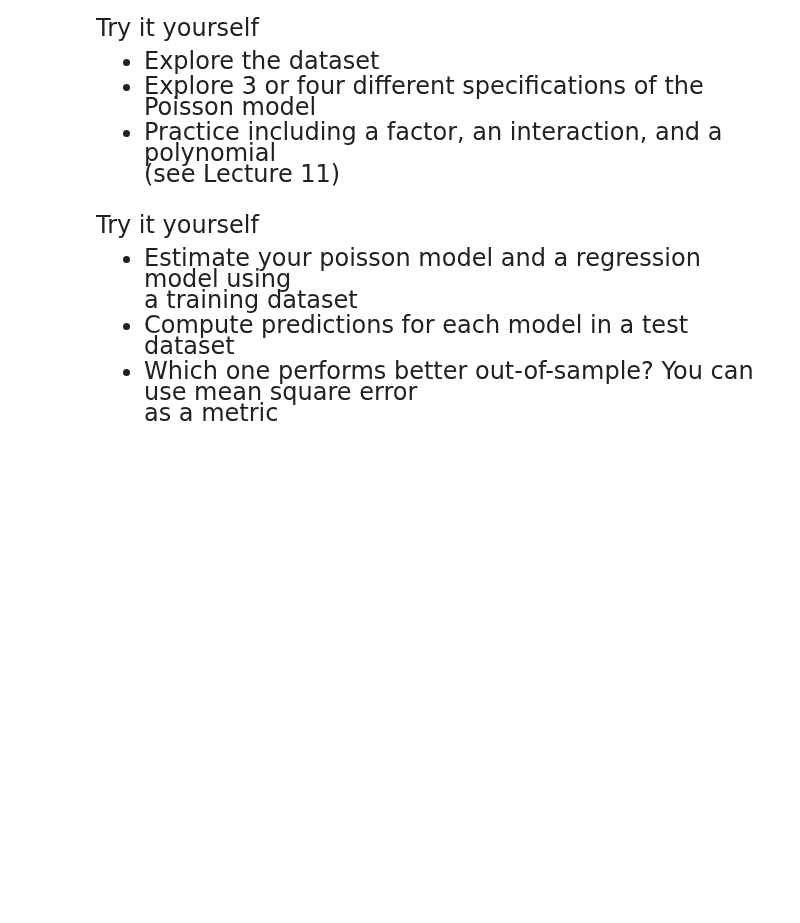
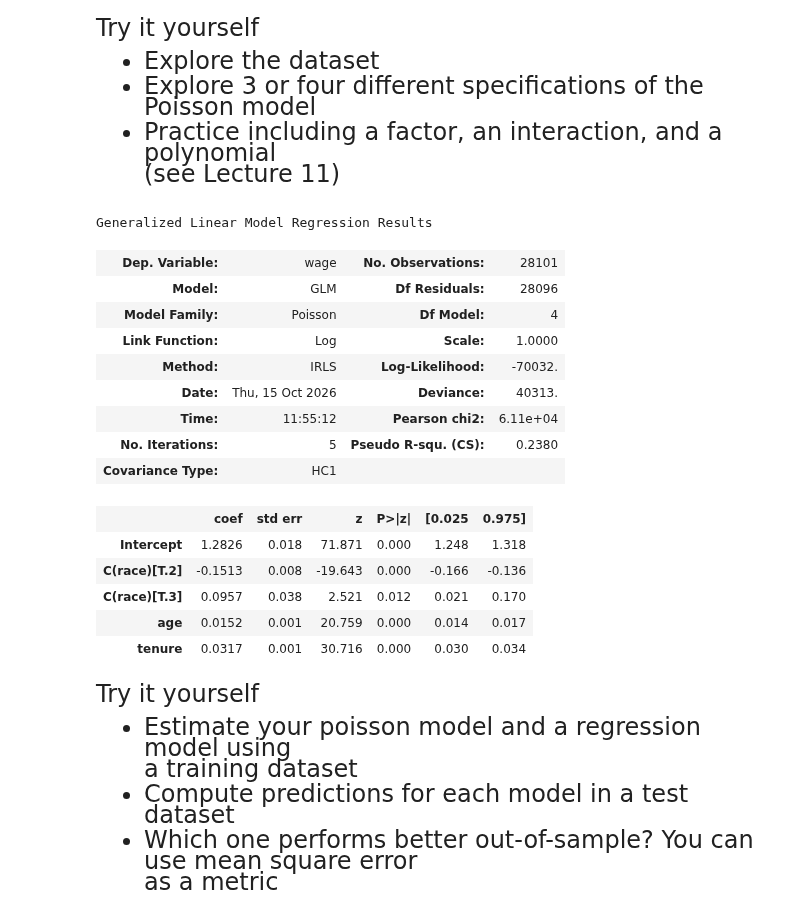
Before and after one commit to apastor03/datasci530fall2026, a Jupyter notebook: Lecture 12/Lecture 12b (Optional)- Poisson Regression.ipynb, the cells around one changed output. Drawn from its saved outputs; the diff is of its cells as text; code cells hidden in the pictures; blank space fills up the shorter version.

Commit message:
Lecture 12

```diff
--- a/Lecture 12/Lecture 12b (Optional)- Poisson Regression.ipynb
+++ b/Lecture 12/Lecture 12b (Optional)- Poisson Regression.ipynb
@@ -143,3 +141,31 @@ Try it yourself
+# %%
+# Write your own code
+
+# Explore the dataset
+# Explore 3 or four different specifications of the Poisson model
+# Practice including a factor, an interaction, and a polynomial <br>
+# (see Lecture 11)
+
+dataset.head()
+poisson_model2 = smf.glm(formula='wage ~ age + tenure + C(race)', data=dataset, family=sm.families.Poisson()).fit(cov_type="HC1")
+poisson_model2.summary()
+# %% [output]
+Generalized Linear Model Regression Results
+| Dep. Variable: | wage | No. Observations: | 28101 |
+| Model: | GLM | Df Residuals: | 28096 |
+| Model Family: | Poisson | Df Model: | 4 |
+| Link Function: | Log | Scale: | 1.0000 |
+| Method: | IRLS | Log-Likelihood: | -70032. |
+| Date: | Thu, 15 Oct 2026 | Deviance: | 40313. |
+| Time: | 11:55:12 | Pearson chi2: | 6.11e+04 |
+| No. Iterations: | 5 | Pseudo R-squ. (CS): | 0.2380 |
+| Covariance Type: | HC1 |  |  |
+|  | coef | std err | z | P>|z| | [0.025 | 0.975] |
+| Intercept | 1.2826 | 0.018 | 71.871 | 0.000 | 1.248 | 1.318 |
+| C(race)[T.2] | -0.1513 | 0.008 | -19.643 | 0.000 | -0.166 | -0.136 |
+| C(race)[T.3] | 0.0957 | 0.038 | 2.521 | 0.012 | 0.021 | 0.170 |
+| age | 0.0152 | 0.001 | 20.759 | 0.000 | 0.014 | 0.017 |
+| tenure | 0.0317 | 0.001 | 30.716 | 0.000 | 0.030 | 0.034 |
 # %% [markdown]
 <font size = "5">
 
```
Also changed, not shown: parts of 6 cells of this notebook, 1 other file.
